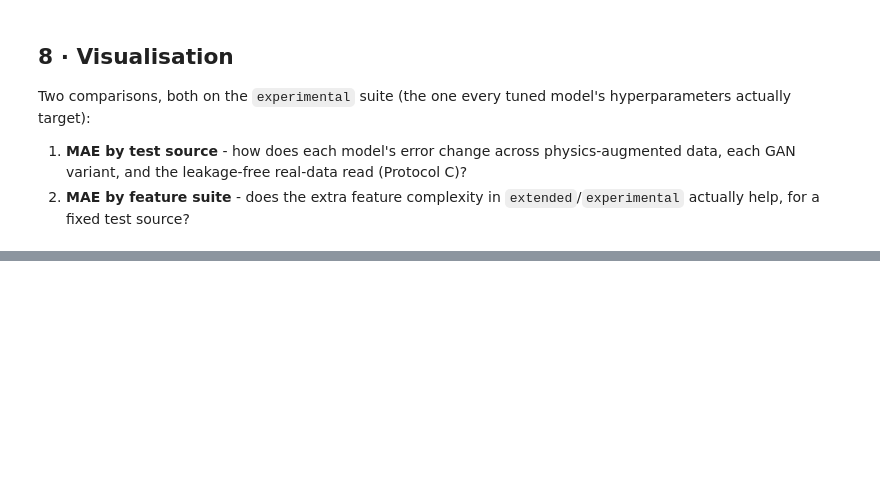
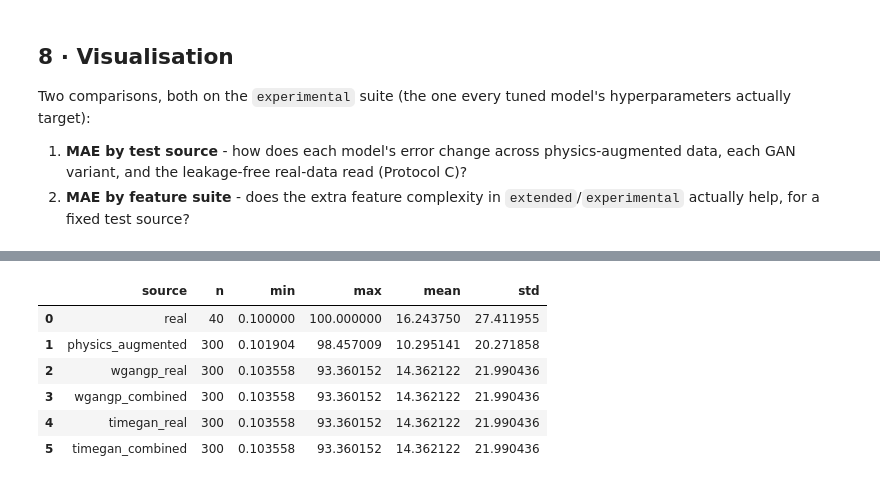
Before and after one commit to sorigh/pyocyanin-data-aug, a Jupyter notebook: notebooks/model_evaluation.ipynb, the cells around one changed output, grey strips where cells are left out. Drawn from its saved outputs; the diff is of its cells as text; code cells hidden in the pictures; blank space fills up the shorter version.

```diff
--- a/notebooks/model_evaluation.ipynb
+++ b/notebooks/model_evaluation.ipynb
@@ -342,0 +375,22 @@ while) - a few questions the results above are set up to answer:
+# %%
+def describe_y(y: np.ndarray) -> dict:
+    return dict(n=len(y), min=float(y.min()), max=float(y.max()),
+                mean=float(y.mean()), std=float(y.std()))
+
+
+dist_rows = [
+    dict(source='real', **describe_y(y_real)),
+    dict(source='physics_augmented', **describe_y(y_aug)),
+]
+for name, (_, y) in gan_data.items():
+    dist_rows.append(dict(source=name, **describe_y(y)))
+
+pd.DataFrame(dist_rows)
+# %% [output]
+|  | source | n | min | max | mean | std |
+| 0 | real | 40 | 0.100000 | 100.000000 | 16.243750 | 27.411955 |
+| 1 | physics_augmented | 300 | 0.101904 | 98.457009 | 10.295141 | 20.271858 |
+| 2 | wgangp_real | 300 | 0.103558 | 93.360152 | 14.362122 | 21.990436 |
+| 3 | wgangp_combined | 300 | 0.103558 | 93.360152 | 14.362122 | 21.990436 |
+| 4 | timegan_real | 300 | 0.103558 | 93.360152 | 14.362122 | 21.990436 |
+| 5 | timegan_combined | 300 | 0.103558 | 93.360152 | 14.362122 | 21.990436 |
```
Also changed, not shown: parts of 15 cells of this notebook, 4 other files.
